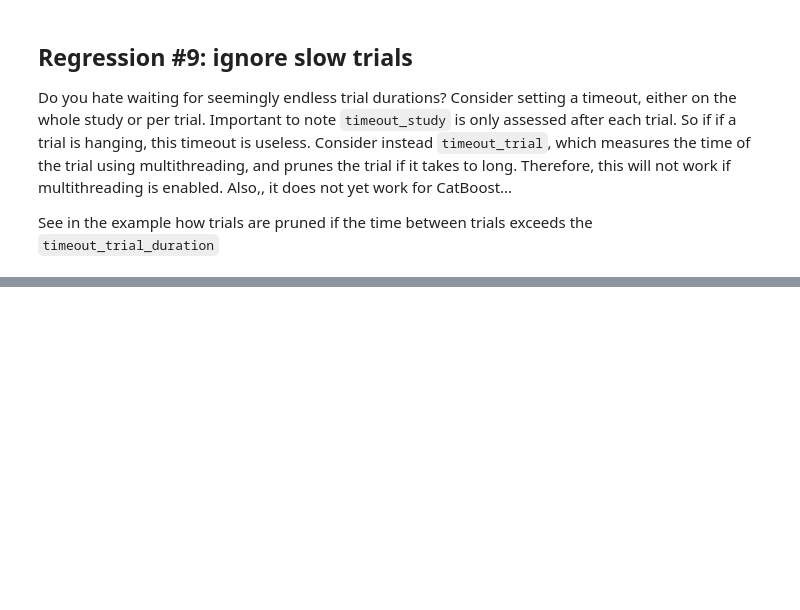
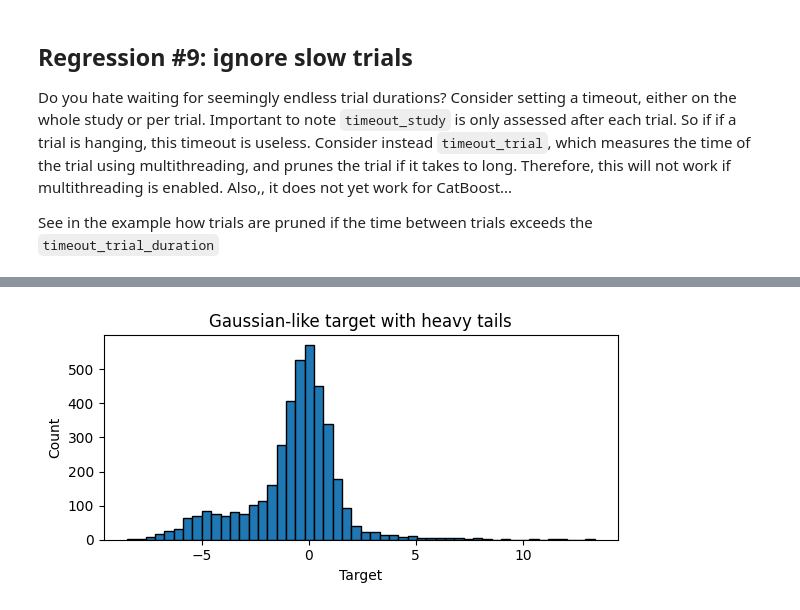
Before and after one commit to owenodriscoll/AutoML, a Jupyter notebook: examples/example_notebook.ipynb, the cells around one changed output, grey strips where cells are left out. Cells and saved outputs as stored; diff of their text form; code cells hidden in the pictures; blank space fills up the shorter version.

```diff
--- a/examples/example_notebook.ipynb
+++ b/examples/example_notebook.ipynb
@@ -484,0 +703,30 @@ result6.apply()
+# %%
+rng = np.random.RandomState(21)
+N_samples = 4000
+X_skew = pd.DataFrame(rng.randn(N_samples, 4), columns=["f1", "f2", "f3", "f4"])
+
+# A simple physical regime: a base response plus occasional high-stress events
+base_signal = (
+    0.8 * X_skew["f1"]
+    - 0.4 * X_skew["f2"]
+    + 0.2 * X_skew["f3"]
+)
+
+stress_index = 0.6 * X_skew["f1"] + 0.7 * X_skew["f2"] - 0.3 * X_skew["f4"]
+extreme_event = stress_index > 0.5
+tail_response = np.where(extreme_event, 6.0 * (stress_index - 1.5), 0.0)
+
+y_skew = pd.DataFrame(
+    base_signal + tail_response + rng.normal(0, 0.1, size=N_samples),
+    columns=["target"],
+)
+
+plt.figure(figsize=(6, 3))
+plt.hist(y_skew["target"], bins=50, edgecolor="black")
+plt.title("Gaussian-like target with heavy tails")
+plt.xlabel("Target")
+plt.ylabel("Count")
+plt.tight_layout()
+plt.show()
+# %% [output]
+[figure, added]
```
Also changed, not shown: parts of 30 cells of this notebook.
